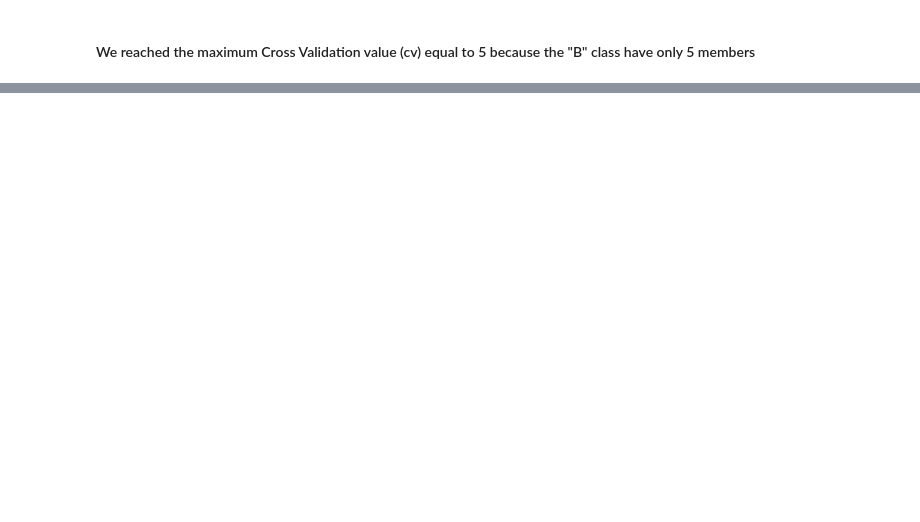
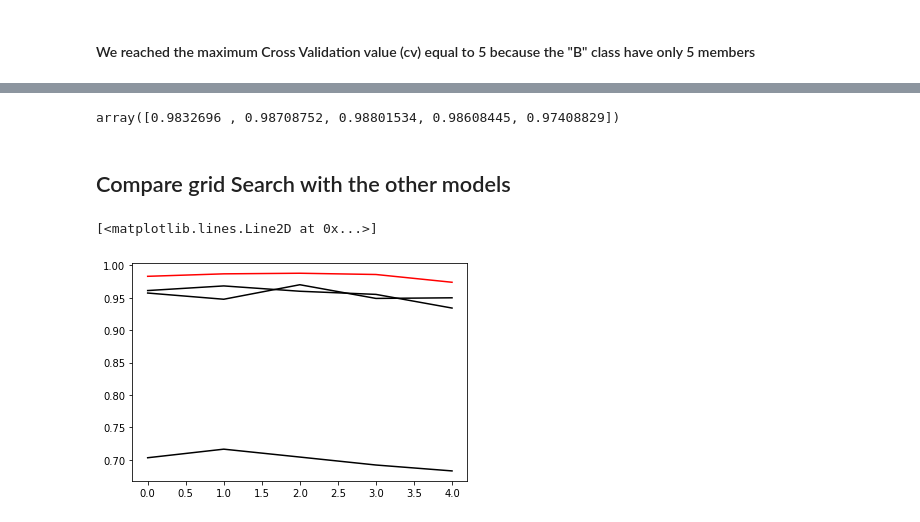
Before and after one commit to Nelo781/Project-Python-A4, a Jupyter notebook: Projet final/Code.py.ipynb, the cells around one changed output, grey strips where cells are left out. Drawn from its saved outputs; the diff is of its cells as text; code cells hidden in the pictures; blank space fills up the shorter version.

```diff
--- a/Projet final/Code.py.ipynb
+++ b/Projet final/Code.py.ipynb
@@ -97,10 +173,10 @@ array([0.96606119, 0.95408895, 0.95877277, 0.96497121, 0.95297505])
 # %%
 param_grid = {'bootstrap': [True, False],
- 'max_depth': [10, 20, 30, 40, 50, 60, 70, 80, 90, 100, None],
+ 'max_depth': [10, 20, 40, 60, 80, 100, None],
  'max_features': ['auto', 'sqrt'],
  'min_samples_leaf': [1, 2, 4],
- 'min_samples_split': [2, 5, 10],
- 'n_estimators': [200, 400, 600, 800, 1000, 1200, 1400, 1600, 1800, 2000]}
+ 'min_samples_split': [2],
+ 'n_estimators': [10,30,50]}
 grid = GridSearchCV(RandomForestClassifier(),param_grid,cv=5)
 # %%
 grid.fit(X_train,Y_train)
@@ -106,0 +187,4 @@ grid.fit(X_train,Y_train)
+# %%
+clf2 = RandomForestClassifier()
+clf2.set_params(**grid.best_params_)
+clf2.fit(X_train,Y_train)
@@ -106,0 +199,16 @@ grid.fit(X_train,Y_train)
+# %%
+cvgsrf = cross_val_score(clf2, X_test, Y_test, cv=5)
+cvgsrf
+# %% [output]
+array([0.9832696 , 0.98708752, 0.98801534, 0.98608445, 0.97408829])
+# %% [markdown]
+## Compare grid Search with the other models
+# %%
+c = "black"
+plt.plot(cvdt, color = c)
+plt.plot(cvlda, color = c)
+plt.plot(cvrf, color = c)
+plt.plot(cvgsrf,color = "red")
+# %% [output]
+[<matplotlib.lines.Line2D at 0x...>]
+[figure, added]
```
Also changed, not shown: parts of 28 cells of this notebook.
